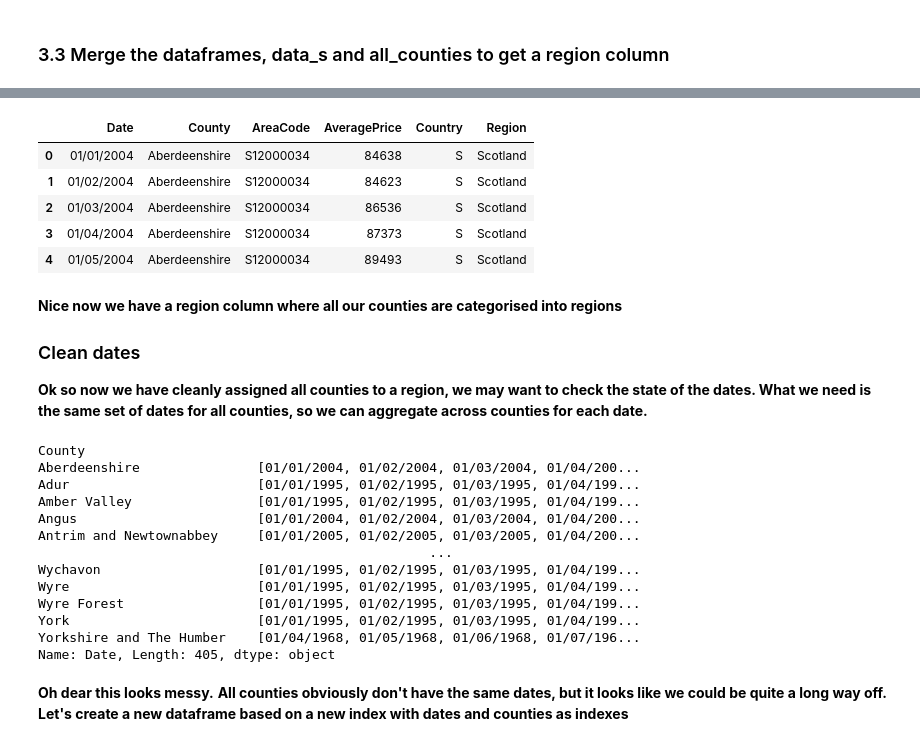
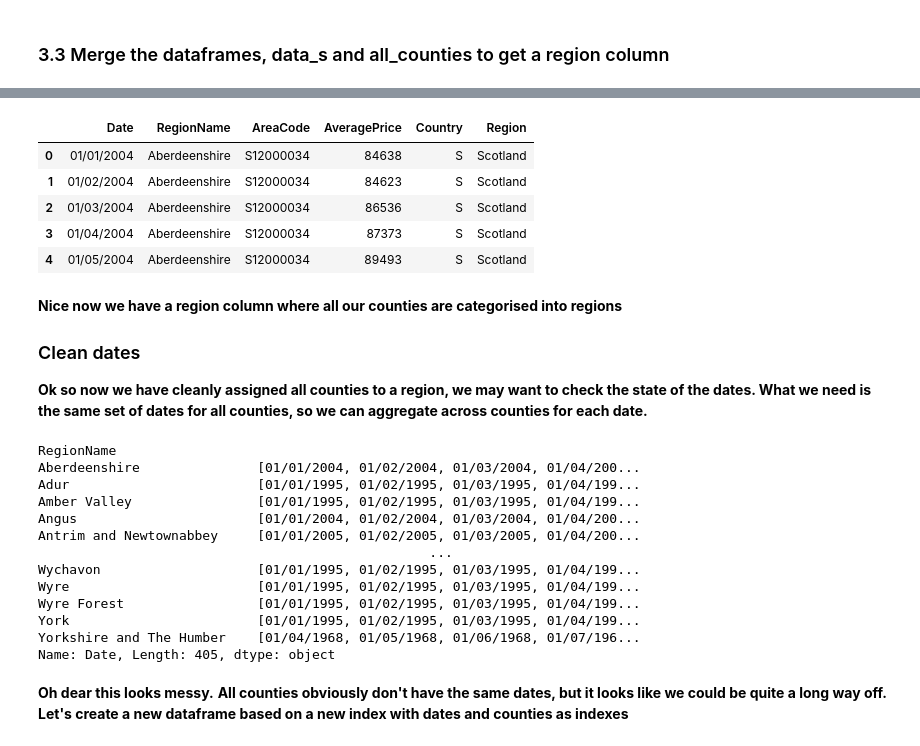
Before and after one commit to ollietiong/uk_house_prices, a Jupyter notebook: notebooks/UKHousePrices-1_DataCleanPrep_stats.ipynb, the cells around one changed output, grey strips where cells are left out. Drawn from its saved outputs; the diff is of its cells as text; code cells hidden in the pictures.

```diff
--- a/notebooks/UKHousePrices-1_DataCleanPrep_stats.ipynb
+++ b/notebooks/UKHousePrices-1_DataCleanPrep_stats.ipynb
@@ -357,6 +357,6 @@ __Now we have a mapping from counties to region in a separate dataframe. But the
 ### 3.3 Merge the dataframes, data_s and all_counties to get a region column
 # %%
 # rename column in original dataset to county
-data_s.rename(columns= {"RegionName":"County"},inplace=True)
-data_s.head()
+all_counties.rename(columns= {"County":"RegionName"},inplace=True)
+all_counties.head()
 # %% [output]
@@ -369,8 +403,8 @@ data_s.head()
 # %%
-data_s = data_s.merge(all_counties, on='County',how='left')
+data_s = data_s.merge(all_counties, on='RegionName',how='left')
 data_s.head()
 # %% [output]
-|  | Date | County | AreaCode | AveragePrice | Country | Region |
+|  | Date | RegionName | AreaCode | AveragePrice | Country | Region |
 | 0 | 01/01/2004 | Aberdeenshire | S12000034 | 84638 | S | Scotland |
 | 1 | 01/02/2004 | Aberdeenshire | S12000034 | 84623 | S | Scotland |
 | 2 | 01/03/2004 | Aberdeenshire | S12000034 | 86536 | S | Scotland |
@@ -384,9 +418,9 @@ __Nice now we have a region column where all our counties are categorised into r
 
 __Ok so now we have cleanly assigned all counties to a region, we may want to check the state of the dates. What we need is the same set of dates for all counties, so we can aggregate across counties for each date.__
 # %%
-print(data_s.groupby('County')['Date'].unique())
+print(data_s.groupby('RegionName')['Date'].unique())
 # %% [output]
-County
+RegionName
 Aberdeenshire               [01/01/2004, 01/02/2004, 01/03/2004, 01/04/200...
 Adur                        [01/01/1995, 01/02/1995, 01/03/1995, 01/04/199...
 Amber Valley                [01/01/1995, 01/02/1995, 01/03/1995, 01/04/199...
```
Also changed, not shown: parts of 19 cells of this notebook, 4 other files.
